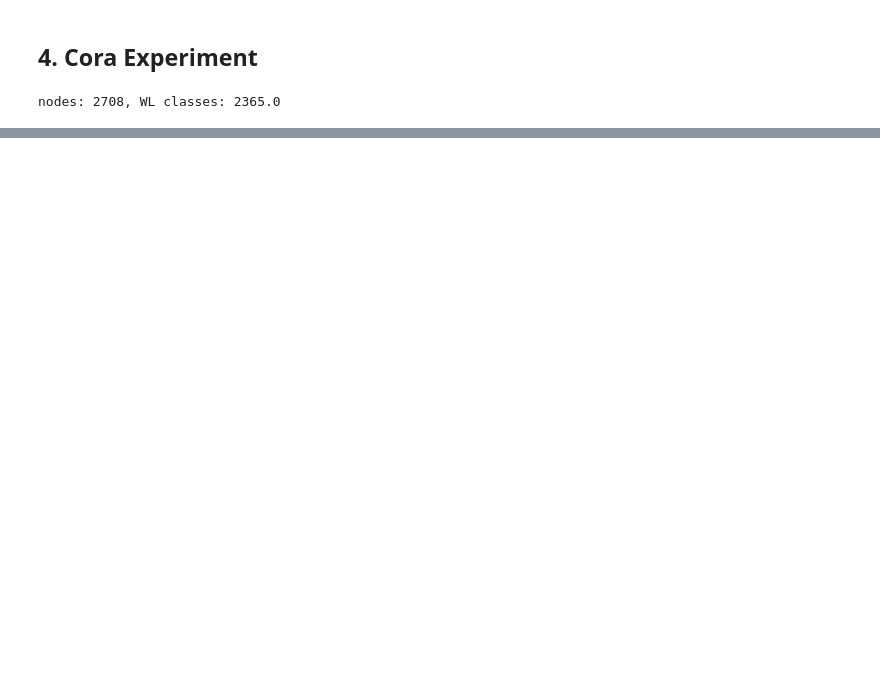
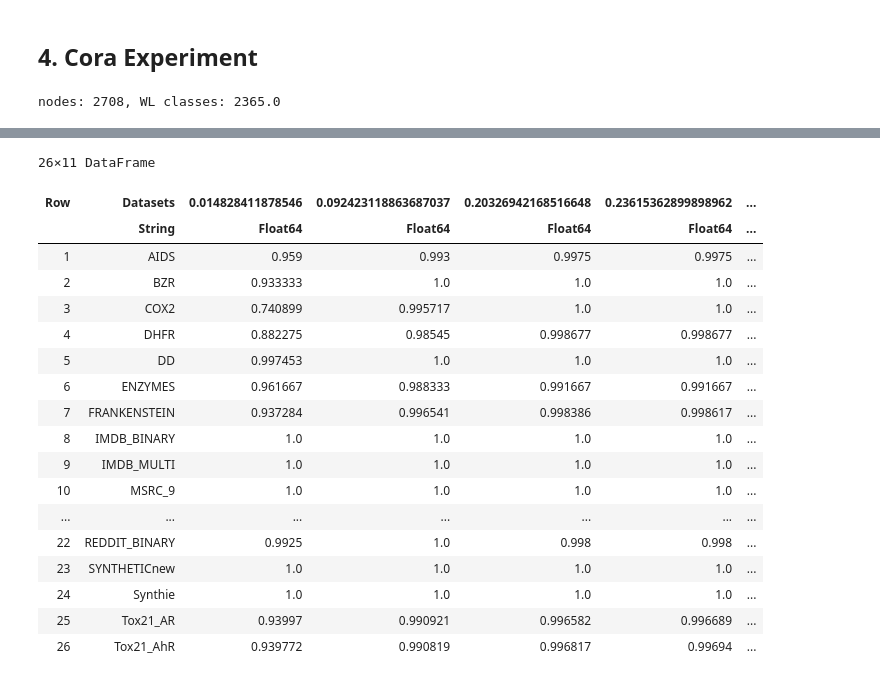
Before and after one commit to mpnn-research/Single-channel-GNN, a Jupyter notebook: main.ipynb, the cells around one changed output, grey strips where cells are left out. Saved outputs shown, nothing was run; the diff lists cells and outputs as text; code cells hidden in the pictures; blank space fills up the shorter version.

```diff
--- a/main.ipynb
+++ b/main.ipynb
@@ -298,0 +393,15 @@ savefig("results\\4.cora.png")
+# %%
+setprecision(BigFloat, 50)
+
+datasets_name = ["AIDS", "BZR", "COX2", "DHFR", "DD", "ENZYMES", "FRANKENSTEIN", "IMDB_BINARY", "IMDB_MULTI", "MSRC_9", "MSRC_21", "MSRC_21C", "MUTAG", "Mutagenicity", "NCI1", "NCI109", "PROTEINS", "PTC_FM", "PTC_FR", "PTC_MM", "PTC_MR", "REDDIT_BINARY", "SYNTHETICnew", "Synthie", "Tox21_AR", "Tox21_AhR"]
+datasets = [AIDS_dataset, BZR_dataset, COX2_dataset, DHFR_dataset, DD_dataset, ENZYMES_dataset, FRANKENSTEIN_dataset, IMDB_BINARY_dataset, IMDB_MULTI_dataset, MSRC_9_dataset, MSRC_21_dataset, MSRC_21C_dataset, MUTAG_dataset, Mutagenicity_dataset, NCI1_dataset, NCI109_dataset, PROTEINS_dataset, PTC_FM_dataset, PTC_FR_dataset, PTC_MM_dataset, PTC_MR_dataset, REDDIT_BINARY_dataset, SYNTHETICnew_dataset, Synthie_dataset, Tox21_AR_dataset, Tox21_AhR_dataset]
+γs = sort([rand(BigFloat) for _ in 1:10])
+data = zeros(length(datasets), length(γs))
+
+for i in 1:length(datasets)
+    for j in 1:length(γs)
+        data[i, j] = eval_dataset(datasets[i], γs[j])
+    end
+end
+
+data
@@ -298,0 +426,27 @@ savefig("results\\4.cora.png")
+# %%
+df = DataFrame()
+df[!, "Datasets"] = datasets_name
+for i in 1:length(γs)
+    df[!, string(γs[i])] = data[1:end, i]
+end
+df
+# %% [output]
+26×11 DataFrame
+| Row | Datasets | 0.014828411878546 | 0.092423118863687037 | 0.20326942168516648 | 0.23615362899898962 | ... |
+|  | String | Float64 | Float64 | Float64 | Float64 | ... |
+| 1 | AIDS | 0.959 | 0.993 | 0.9975 | 0.9975 | ... |
+| 2 | BZR | 0.933333 | 1.0 | 1.0 | 1.0 | ... |
+| 3 | COX2 | 0.740899 | 0.995717 | 1.0 | 1.0 | ... |
+| 4 | DHFR | 0.882275 | 0.98545 | 0.998677 | 0.998677 | ... |
+| 5 | DD | 0.997453 | 1.0 | 1.0 | 1.0 | ... |
+| 6 | ENZYMES | 0.961667 | 0.988333 | 0.991667 | 0.991667 | ... |
+| 7 | FRANKENSTEIN | 0.937284 | 0.996541 | 0.998386 | 0.998617 | ... |
+| 8 | IMDB_BINARY | 1.0 | 1.0 | 1.0 | 1.0 | ... |
+| 9 | IMDB_MULTI | 1.0 | 1.0 | 1.0 | 1.0 | ... |
+| 10 | MSRC_9 | 1.0 | 1.0 | 1.0 | 1.0 | ... |
+| ... | ... | ... | ... | ... | ... | ... |
+| 22 | REDDIT_BINARY | 0.9925 | 1.0 | 0.998 | 0.998 | ... |
+| 23 | SYNTHETICnew | 1.0 | 1.0 | 1.0 | 1.0 | ... |
+| 24 | Synthie | 1.0 | 1.0 | 1.0 | 1.0 | ... |
+| 25 | Tox21_AR | 0.93997 | 0.990921 | 0.996582 | 0.996689 | ... |
+| 26 | Tox21_AhR | 0.939772 | 0.990819 | 0.996817 | 0.99694 | ... |
```
Also changed, not shown: parts of 11 cells of this notebook, 3 other files.
